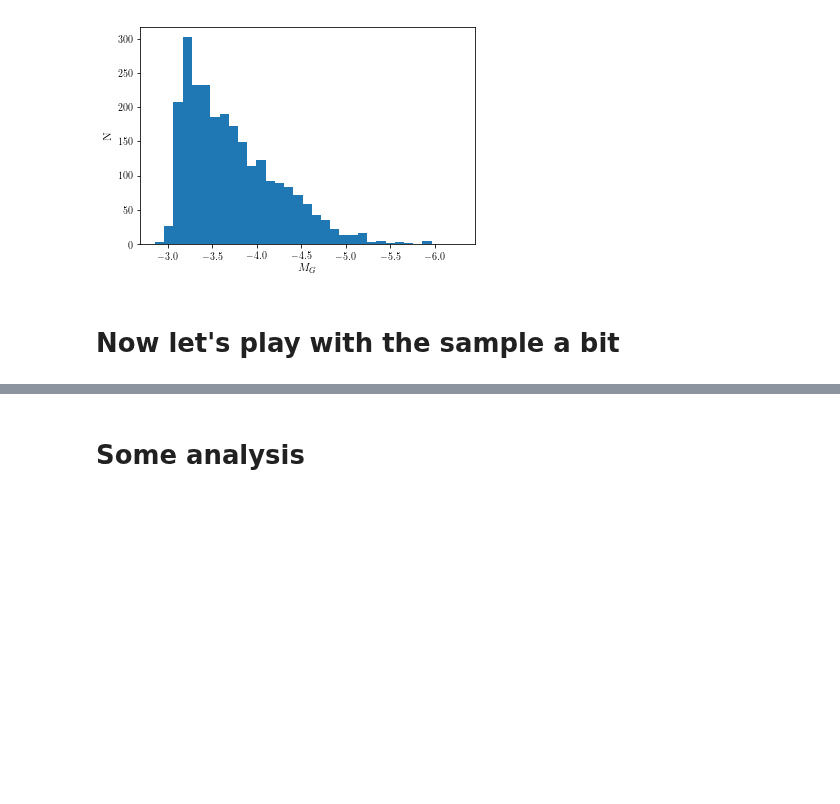
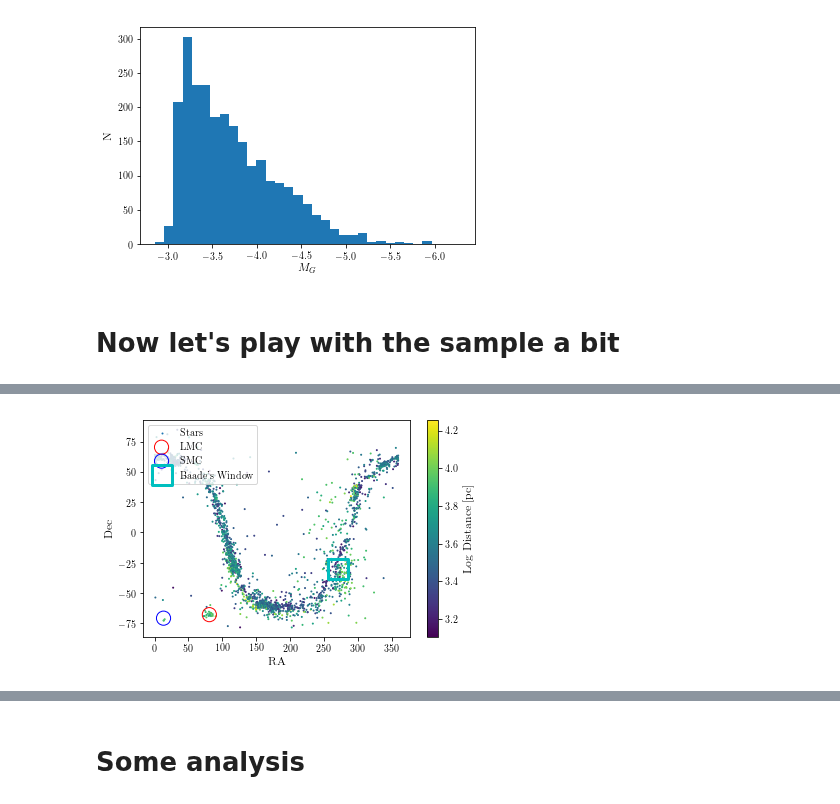
Before and after one commit to tzdwi/GaiaSprintMassive, a Jupyter notebook: WISE/data/bright_sample/sample.ipynb, the cells around one changed output, grey strips where cells are left out. Cells and saved outputs as stored; diff of their text form; code cells hidden in the pictures; blank space fills up the shorter version.

```diff
--- a/WISE/data/bright_sample/sample.ipynb
+++ b/WISE/data/bright_sample/sample.ipynb
@@ -275,0 +306,12 @@ plt.savefig('masive_AG.png')
+# %%
+plt.scatter(good['ra'],good['dec'],s=1,c=np.log10(good['r_est']),label='Stars')
+plt.colorbar(label='Log Distance [pc]')
+plt.scatter(15.0*(5+23/60+34/3600),-69+45/60+22/3600,s=200, facecolors='none', edgecolors='r',label='LMC')
+plt.scatter(15.0*(52/60+45/3600),-72+49/60+43/3600,s=200, facecolors='none', edgecolors='b',label='SMC')
+plt.scatter(15*(18+3/60+31.2/3600),-30+1/60+12/3600,s=400, marker='s', lw=3, facecolors='none', edgecolors='c',label="Baade's Window")
+plt.legend(loc=2)
+plt.xlabel('RA')
+plt.ylabel('Dec')
+plt.savefig('locations.png')
+# %% [output]
+[figure, added]
```
Also changed, not shown: parts of 27 cells of this notebook, 6 other files.
